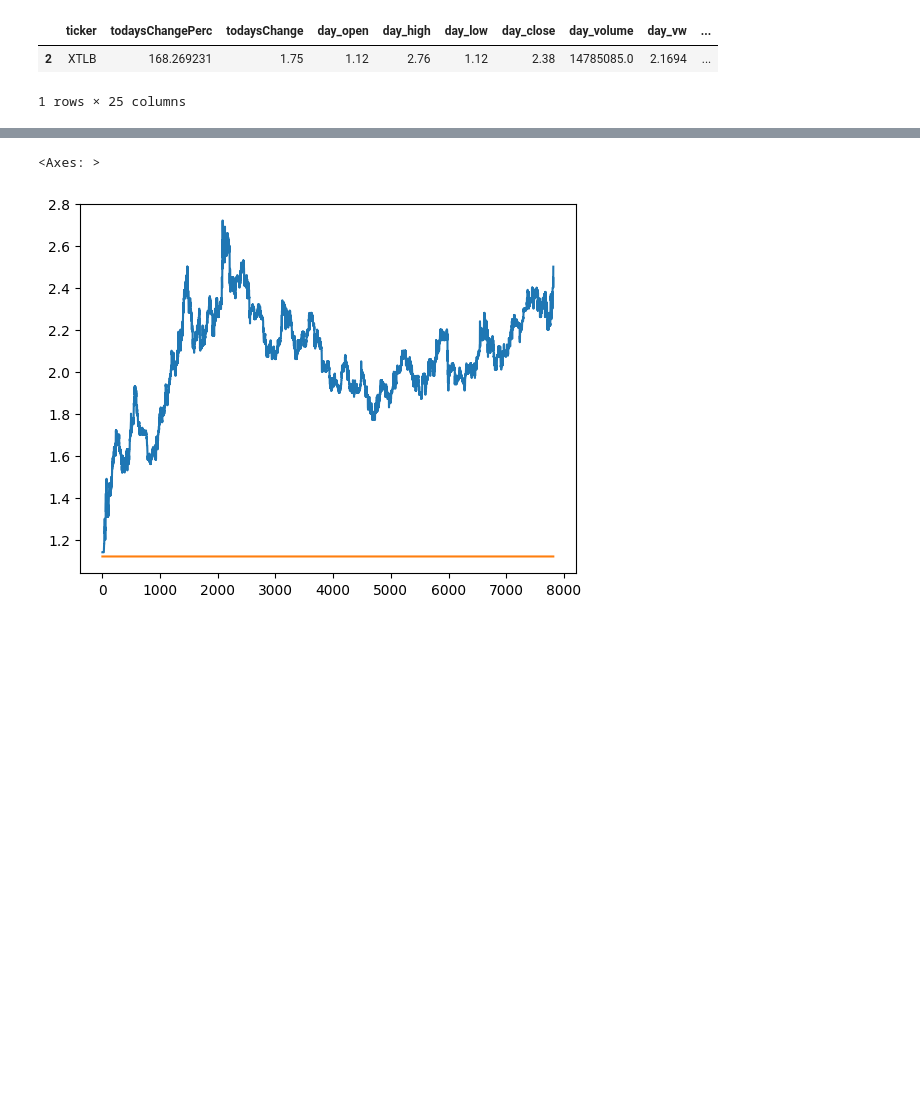
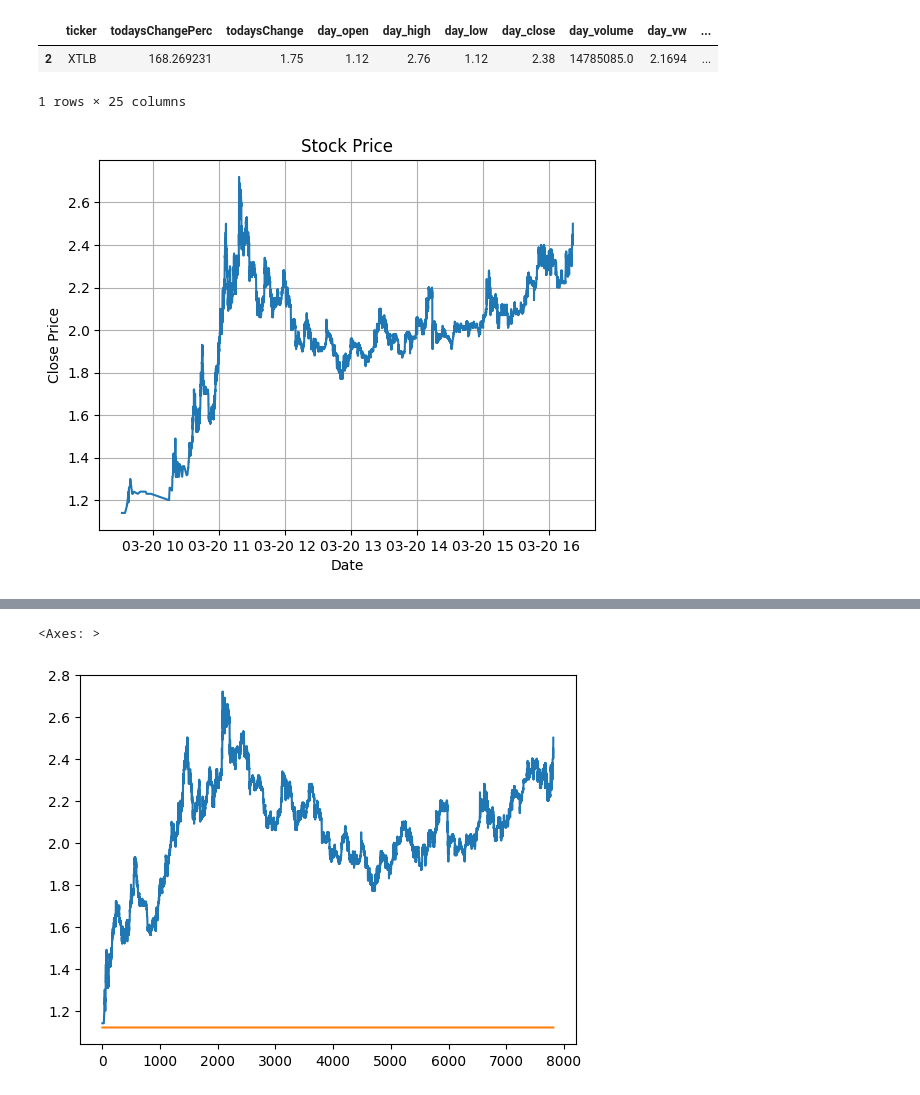
Before and after one commit to maheshpeiris0/Random-Python-Work, a Jupyter notebook: 2024/March/RandomValuesGenerations/random_sp.ipynb, the cells around one changed output, grey strips where cells are left out. Drawn from its saved outputs; the diff is of its cells as text; code cells hidden in the pictures; blank space fills up the shorter version.

```diff
--- a/2024/March/RandomValuesGenerations/random_sp.ipynb
+++ b/2024/March/RandomValuesGenerations/random_sp.ipynb
@@ -29,3 +40,16 @@ df.query('ticker=="XTLB"')
 1 rows × 25 columns
 # %%
 dataset = pd.read_json('/workspaces/Random-Python-Work/2024/March/RandomValuesGenerations/XTLB.json', lines=True)
+# %%
+def diagram_stock(file_path):
+    df=pd.read_json(file_path, lines=True)
+    df['datetime_est']=pd.to_datetime(df['start_timestamp'],unit='ms',utc=True).dt.tz_convert('US/Eastern')
+    fig, ax = plt.subplots()
+    ax.plot(df['datetime_est'], df['close'])
+    ax.set(xlabel='Date', ylabel='Close Price', title='Stock Price')
+    ax.grid()
+    plt.show()
+# %%
+diagram_stock('/workspaces/Random-Python-Work/2024/March/RandomValuesGenerations/XTLB.json')
+# %% [output]
+[figure, added]
```
Also changed, not shown: parts of 9 cells of this notebook, 2 other files.
